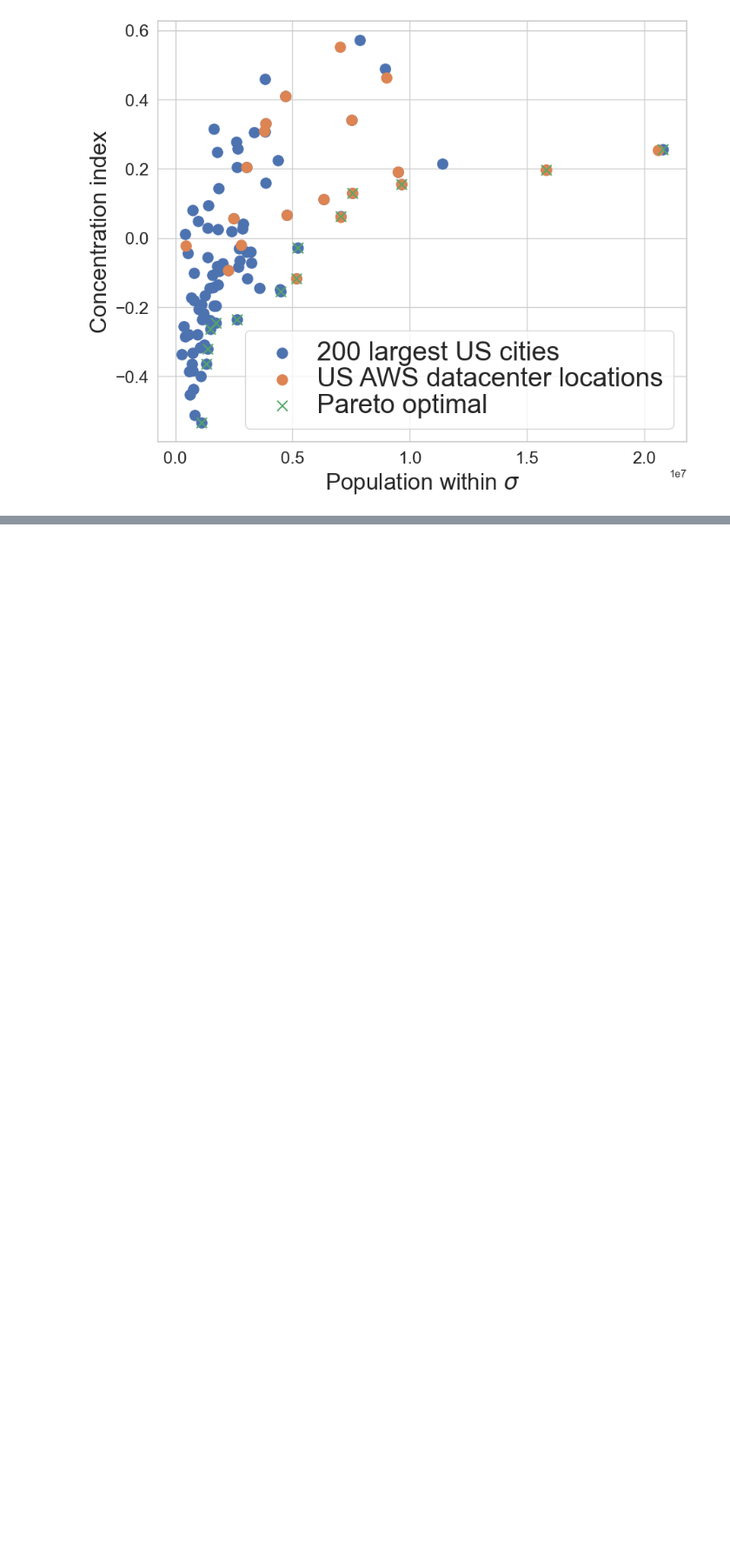
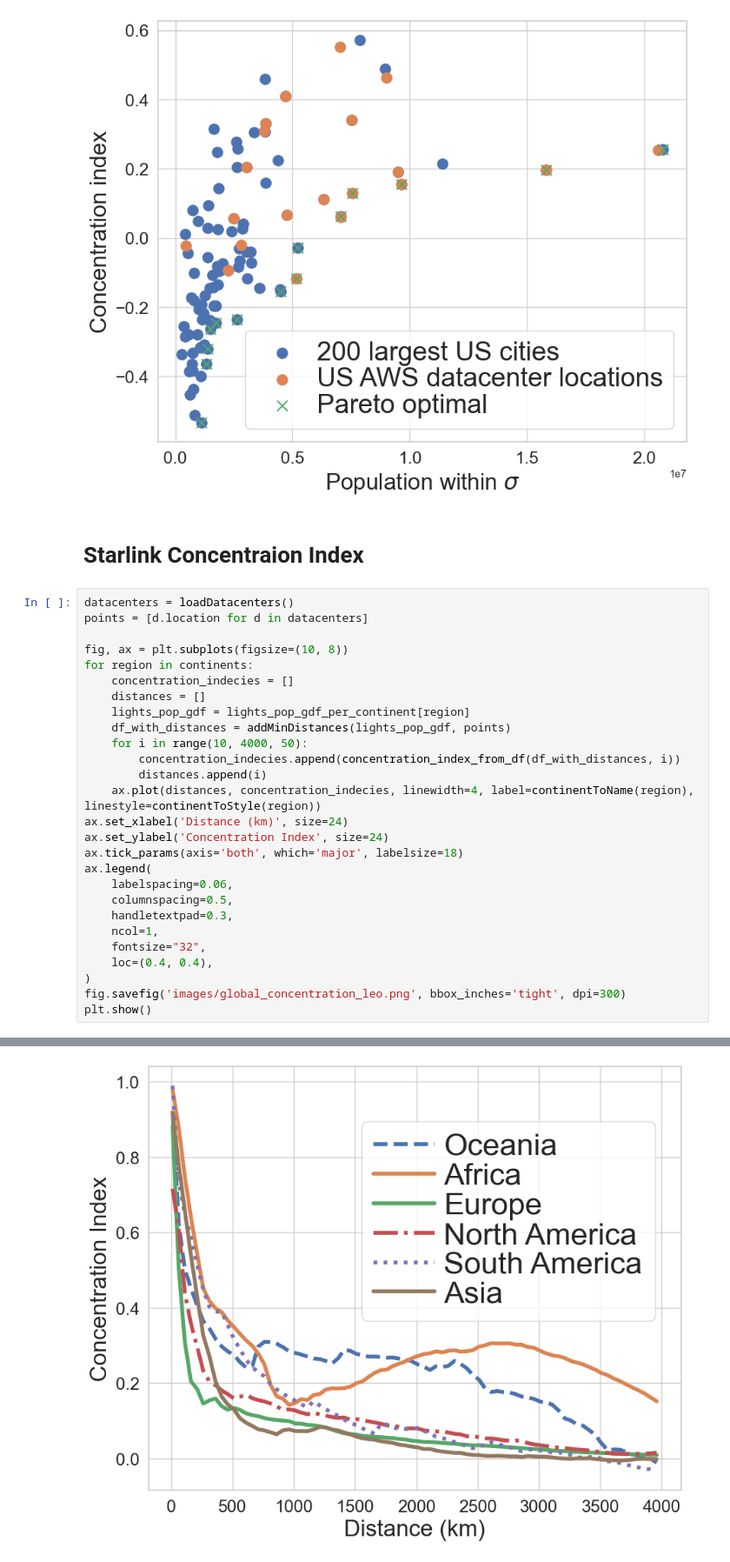
Before and after one commit to TuftsNATLab/EdgeDivide, a Jupyter notebook: DigitalDivideGraphs.ipynb, the cells around one changed output, grey strips where cells are left out. Shown at 87% size. Cells and saved outputs as stored; diff of their text form; blank space fills up the shorter version.

```diff
--- a/DigitalDivideGraphs.ipynb
+++ b/DigitalDivideGraphs.ipynb
@@ -857,3 +857,33 @@ Requirement already satisfied: pytz>=2020.1 in /Users/noahmartin/miniforge3/lib/
 Requirement already satisfied: six>=1.5 in /Users/noahmartin/miniforge3/lib/python3.10/site-packages (from python-dateutil>=2.8.2->pandas->paretoset) (1.16.0)
 Note: you may need to restart the kernel to use updated packages.
 [figure]
+# %% [markdown]
+# Starlink Concentraion Index
+# %%
+datacenters = loadDatacenters()
+points = [d.location for d in datacenters]
+
+fig, ax = plt.subplots(figsize=(10, 8))
+for region in continents:
+    concentration_indecies = []
+    distances = []
+    lights_pop_gdf = lights_pop_gdf_per_continent[region]
+    df_with_distances = addMinDistances(lights_pop_gdf, points)
+    for i in range(10, 4000, 50):
+        concentration_indecies.append(concentration_index_from_df(df_with_distances, i))
+        distances.append(i)
+    ax.plot(distances, concentration_indecies, linewidth=4, label=continentToName(region), linestyle=continentToStyle(region))
+ax.set_xlabel('Distance (km)', size=24)
+ax.set_ylabel('Concentration Index', size=24)
+ax.tick_params(axis='both', which='major', labelsize=18)
+ax.legend(
+    labelspacing=0.06,
+    columnspacing=0.5,
+    handletextpad=0.3,
+    ncol=1,
+    fontsize="32",
+    loc=(0.4, 0.4),
+)
+fig.savefig('images/global_concentration_leo.png', bbox_inches='tight', dpi=300)
+plt.show()
+# %% [output]
@@ -859,0 +906 @@ Note: you may need to restart the kernel to use updated packages.
+[figure, added]
```
Also changed, not shown: parts of 1 cell of this notebook.
